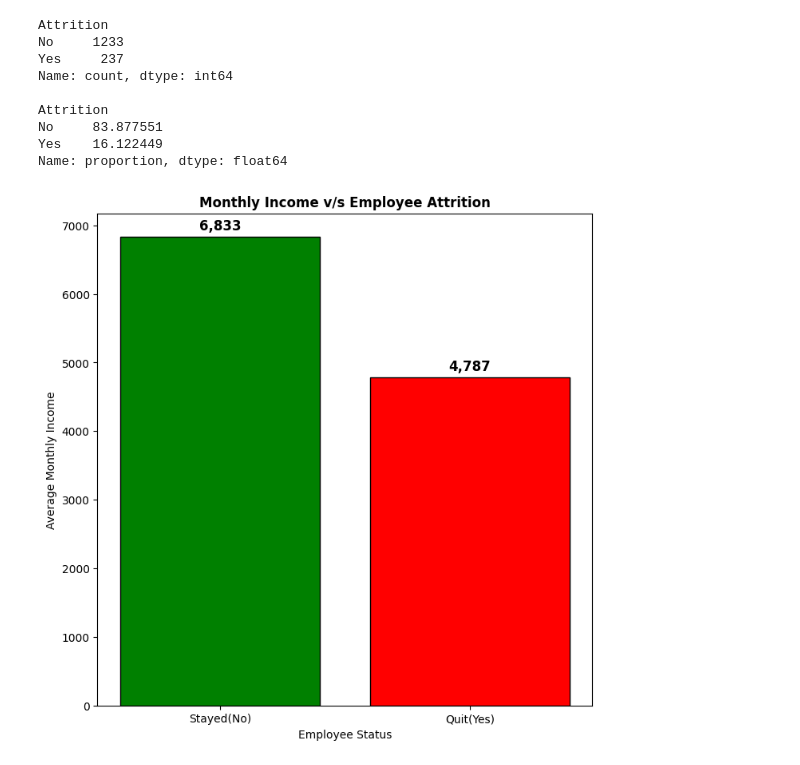
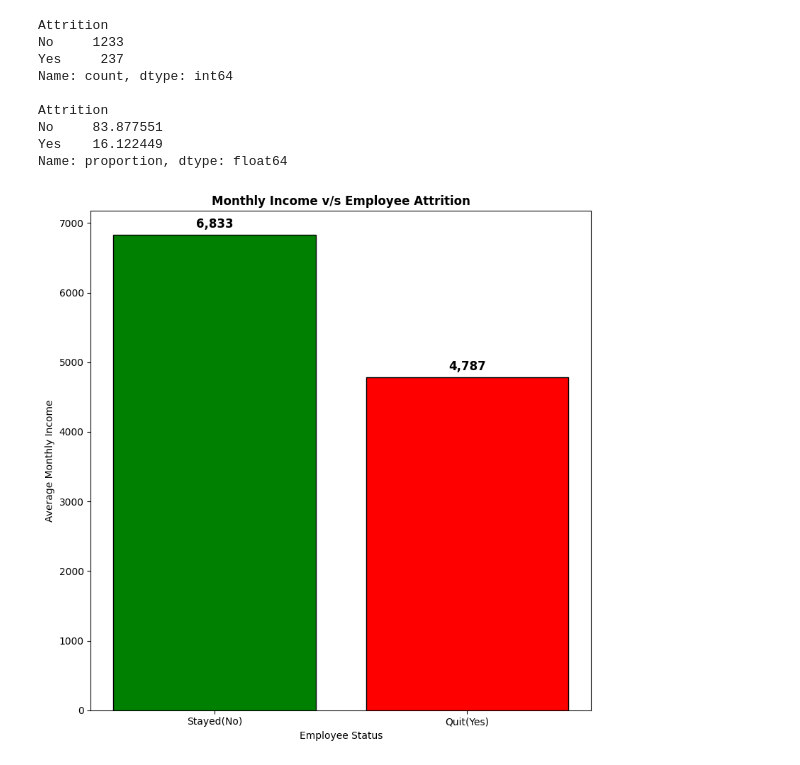
Before and after one commit to AryanGoyal17/Employee-Attrition-Analysis, a Jupyter notebook: analysis.ipynb, the cells around one changed output. Cells and saved outputs as stored; diff of their text form; code cells hidden in the pictures.

```diff
--- a/analysis.ipynb
+++ b/analysis.ipynb
@@ -283,35 +283,35 @@ Name: proportion, dtype: float64
 
 #-- Calculating the average_income of No and Yes(employee attrition) categories using group-by method
 average_income = df.groupby('Attrition')['MonthlyIncome'].mean()
 
 #-- Creating the canvas for plotting the graph
 plt.figure(figsize=(8,8))
 
 labels = ['Stayed(No)', 'Quit(Yes)']
 avg_income_values = [average_income['No'], average_income['Yes']]
 
 #-- Plotting the bars to draw the graphs
 
 properties = dict(color = ['Green', 'Red'], edgecolor = 'Black')
 
 bars = plt.bar(labels, avg_income_values, **properties)
 
 plt.title('Monthly Income v/s Employee Attrition', fontweight = 'bold')
 plt.xlabel('Employee Status')
 plt.ylabel('Average Monthly Income')
 
 
 #---- For displaying the numbers above the bar--
 for i, value in enumerate(avg_income_values):
     plt.text(i, value + 100, f"{value:,.0f}", ha='center', fontsize=12, fontweight='bold')
 
 #NOTE: ha = horizontal alignment, enumerate also helps us to use the index value along with list element, plt.text is used to draw text
 #-----
 
-
+plt.tight_layout()
 plt.show()
 # %% [output]
-[figure, old version]
+[figure, new version]
 # %%
 #Answer(q1) --
 
```
Also changed, not shown: parts of 2 cells of this notebook.
